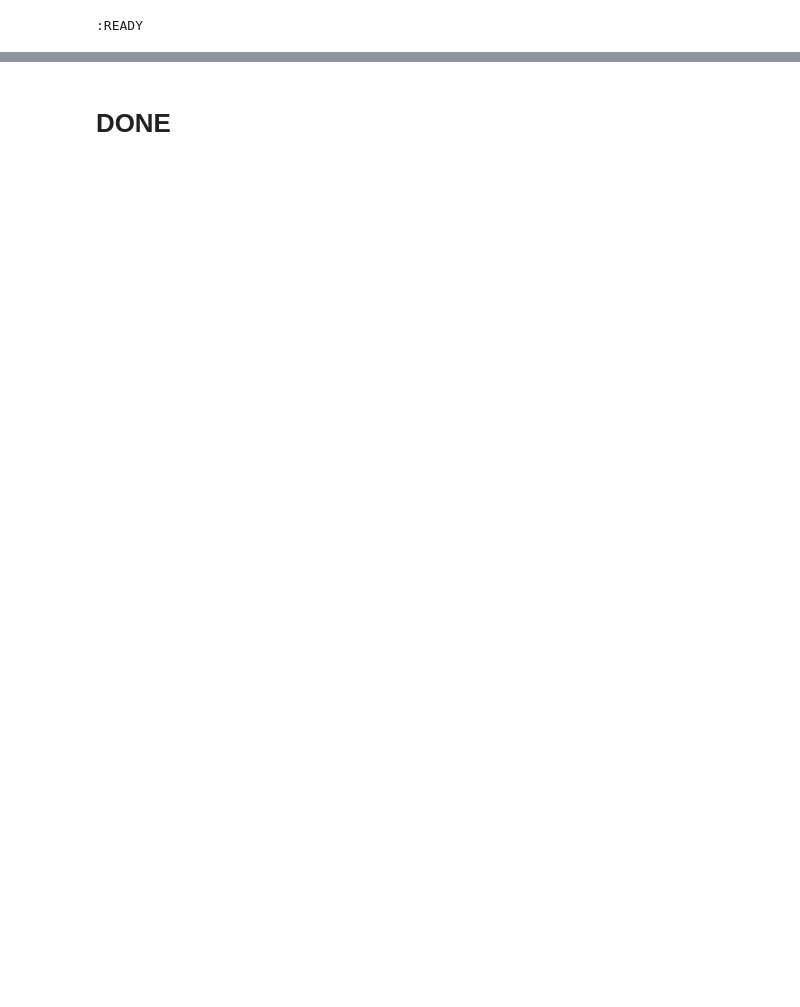
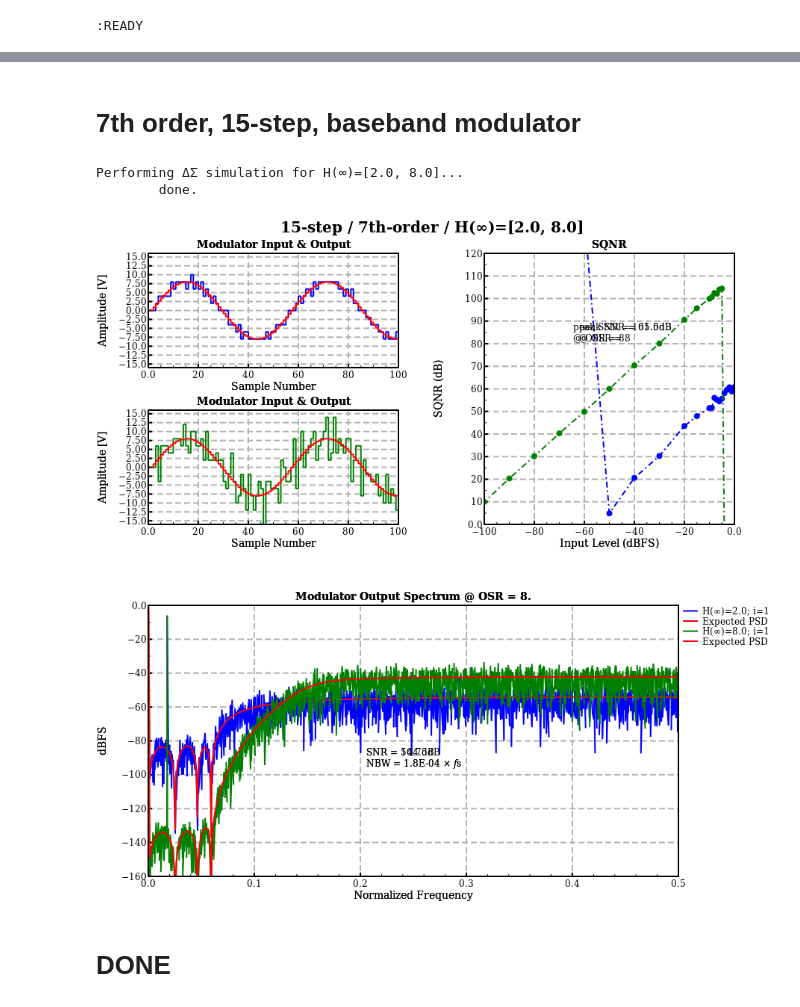
Before and after one commit to ma-laforge/FileRepo, a Jupyter notebook: RSDeltaSigmaPort/notebook/dsdemo2.ipynb, the cells around one changed output, grey strips where cells are left out. Saved outputs shown, nothing was run; the diff lists cells and outputs as text; code cells hidden in the pictures; blank space fills up the shorter version.

```diff
--- a/RSDeltaSigmaPort/notebook/dsdemo2.ipynb
+++ b/RSDeltaSigmaPort/notebook/dsdemo2.ipynb
@@ -43,2 +97,60 @@ Plotting spectrum of modulator output, v...
+# %% [markdown]
+# 7th order, 15-step, baseband modulator
+# %%
+OSR = 8
+M = 16
+N = 8192
+Hinf_list = [2.0, 8.0]
+color_list = [:blue, :green]
+
+println("Performing ΔΣ simulation for H(∞)=$(Hinf_list)..."); flush(stdout)
+#-------------------------------------------------------------------------------
+id_list = [@sprintf("H(∞)=%.1f", Hinf) for Hinf in Hinf_list]
+fB = ceil(Int, N/(2*OSR)); ftest = floor(Int, 2/7*fB)
+u = 0.5*M*sin.(2π*ftest/N * (0:N-1)) #half-scale sine-wave input
+NTF = [synthesizeNTF(7, OSR, opt=1, H_inf=Hinf) for Hinf in Hinf_list]
+v = [simulateDSM(u, H, M+1)[1] for H in NTF] #simulateDSM(..)[1] is mod output, v.
+println("\tdone."); flush(stdout)
+
+#Plot input/output characteristics of ΔΣ simulations
+#-------------------------------------------------------------------------------
+ioplotc = cons(:plot_collection, title="15-step / 7th-order / H(∞)=$(Hinf_list)")
+
+#Plot input & output transients:
+for i in keys(v) #Each simulated output
+	local plot = plotModTransient(u, v[i], color=color_list[i], legend=false)
+		set(plot, xyaxes=set(xmin=0, xmax=100, ymin=-16, ymax=16))
+	push!(ioplotc, plot)
+end
+
+#Append SNR vs input curves:
+plot = plotSNR(v, NTF[1], OSR, nlev=M+1, color=color_list[1], legend=false, title="SQNR")
+plotSNR!(plot, v, NTF[2], OSR, nlev=M+1, color=color_list[2])
+	set(plot, xyaxes=set(xmin=-100, xmax=0, ymin=0, ymax=120))
+push!(ioplotc, plot)
+
+#Specify plot locations to help readability:
+ioplotc.bblist = [ #Format plot locations
+	BoundingBox(0, 0.5, 0, 0.5), #1st modulator transient
+	BoundingBox(0, 0.5, 0.5, 1), #2nd modulator transient
+	BoundingBox(0.5, 1, 0, 1), #SNR curve
+]
+inlinedisp(ioplotc, AR=2/1)
+
+#Plot output spectrum (simulated vs theory)
+#-------------------------------------------------------------------------------
+plot = plotModSpectrum(title="Modulator Output Spectrum @ OSR = $OSR.")
+	set(plot, xyaxes=set(ymin=-160))
+for i in keys(NTF)
+	plotModSpectrum!(plot, v[i], NTF[i], 3:fB+1, ftest-2, sp2p=1.0*M,
+		id=id_list[i], color=color_list[i]
+	)
+end
+inlinedisp(plot, AR=2/1)
+# %% [output]
+Performing ΔΣ simulation for H(∞)=[2.0, 8.0]...
+        done.
+[figure, added]
+[figure, added]
 # %% [markdown]
 # DONE
```
Also changed, not shown: parts of 8 cells of this notebook, 2 other files.
